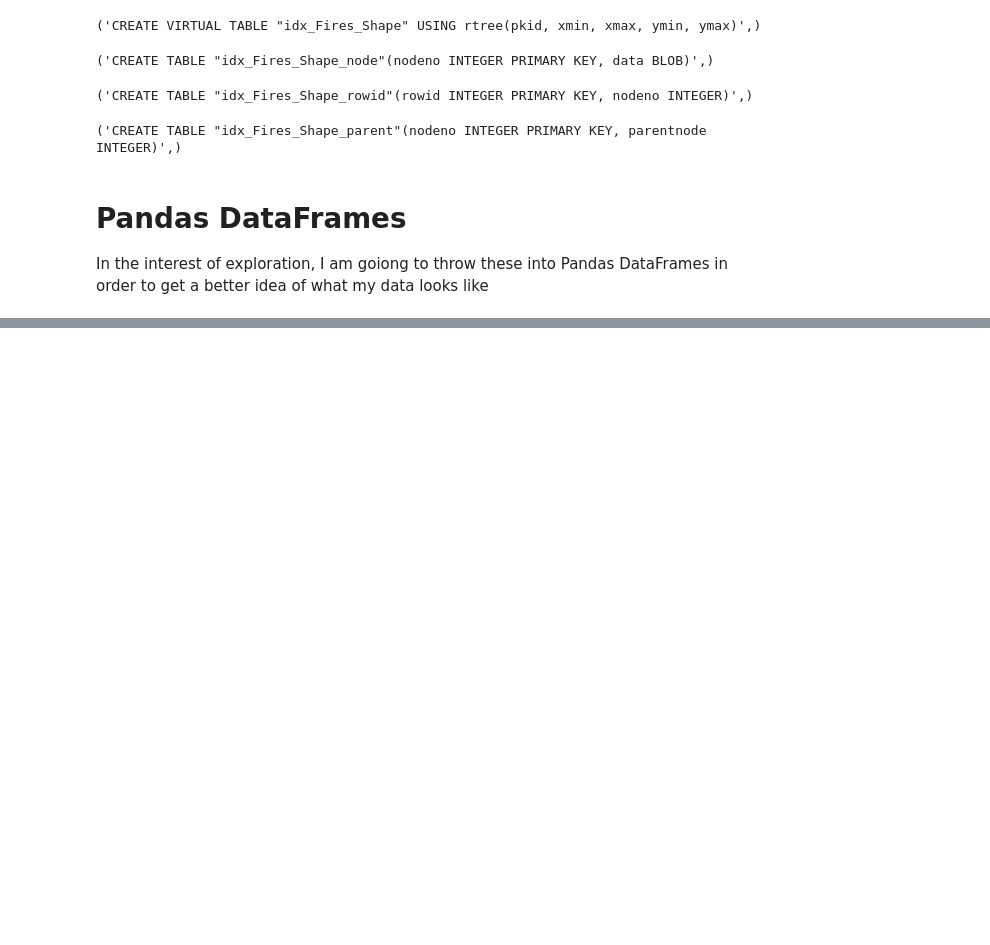
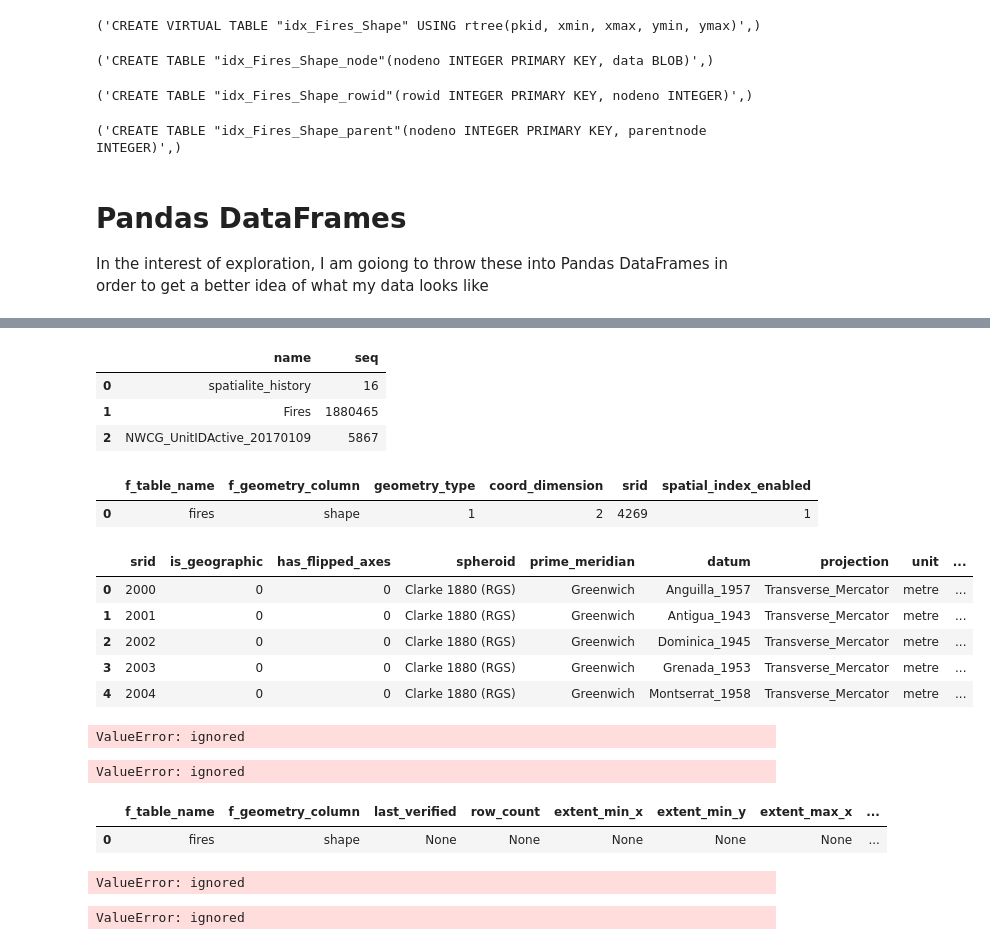
Before and after one commit to kjsampler/Wildfire-Data, a Jupyter notebook: WildFire_Data_Exploration_(Colab).ipynb, the cells around one changed output, grey strips where cells are left out. Drawn from its saved outputs; the diff is of its cells as text; code cells hidden in the pictures; blank space fills up the shorter version.

Commit message:
Create PD DataFrames

```diff
--- a/WildFire_Data_Exploration_(Colab).ipynb
+++ b/WildFire_Data_Exploration_(Colab).ipynb
@@ -351,0 +365,78 @@ spatial_ref_sys_df.head()
+# %%
+c.execute("""SELECT *
+               FROM sqlite_sequence;""")
+sqlite_sequence_df = pd.DataFrame(c.fetchall())
+sqlite_sequence_df.columns = [x[0] for x in c.description]
+sqlite_sequence_df.head()
+# %% [output]
+|  | name | seq |
+| 0 | spatialite_history | 16 |
+| 1 | Fires | 1880465 |
+| 2 | NWCG_UnitIDActive_20170109 | 5867 |
+# %%
+c.execute("""SELECT *
+               FROM geometry_columns;""")
+geometry_columns_df = pd.DataFrame(c.fetchall())
+geometry_columns_df.columns = [x[0] for x in c.description]
+geometry_columns_df.head()
+# %% [output]
+|  | f_table_name | f_geometry_column | geometry_type | coord_dimension | srid | spatial_index_enabled |
+| 0 | fires | shape | 1 | 2 | 4269 | 1 |
+# %%
+c.execute("""SELECT *
+               FROM spatial_ref_sys_aux;""")
+spatial_ref_sys_aux_df = pd.DataFrame(c.fetchall())
+spatial_ref_sys_aux_df.columns = [x[0] for x in c.description]
+spatial_ref_sys_aux_df.head()
+# %% [output]
+|  | srid | is_geographic | has_flipped_axes | spheroid | prime_meridian | datum | projection | unit | ... |
+| 0 | 2000 | 0 | 0 | Clarke 1880 (RGS) | Greenwich | Anguilla_1957 | Transverse_Mercator | metre | ... |
+| 1 | 2001 | 0 | 0 | Clarke 1880 (RGS) | Greenwich | Antigua_1943 | Transverse_Mercator | metre | ... |
+| 2 | 2002 | 0 | 0 | Clarke 1880 (RGS) | Greenwich | Dominica_1945 | Transverse_Mercator | metre | ... |
+| 3 | 2003 | 0 | 0 | Clarke 1880 (RGS) | Greenwich | Grenada_1953 | Transverse_Mercator | metre | ... |
+| 4 | 2004 | 0 | 0 | Clarke 1880 (RGS) | Greenwich | Montserrat_1958 | Transverse_Mercator | metre | ... |
+# %%
+c.execute("""SELECT *
+               FROM views_geometry_columns;""")
+views_geometry_columns_df = pd.DataFrame(c.fetchall())
+views_geometry_columns_df.columns = [x[0] for x in c.description]
+views_geometry_columns_df.head()
+#troubleshoot table
+# %% [output]
+ValueError: ignored
+# %%
+c.execute("""SELECT *
+               FROM virts_geometry_columns;""")
+virts_geometry_columns_df = pd.DataFrame(c.fetchall())
+virts_geometry_columns_df.columns = [x[0] for x in c.description]
+virts_geometry_columns_df.head()
+#troubleshoot
+# %% [output]
+ValueError: ignored
+# %%
+c.execute("""SELECT *
+               FROM geometry_columns_statistics;""")
+geometry_columns_stat_df = pd.DataFrame(c.fetchall())
+geometry_columns_stat_df.columns = [x[0] for x in c.description]
+geometry_columns_stat_df.head()
+# %% [output]
+|  | f_table_name | f_geometry_column | last_verified | row_count | extent_min_x | extent_min_y | extent_max_x | ... |
+| 0 | fires | shape | None | None | None | None | None | ... |
+# %%
+c.execute("""SELECT *
+               FROM views_geometry_columns_statistics;""")
+views_geometry_columns_stat_df = pd.DataFrame(c.fetchall())
+views_geometry_columns_stat_df.columns = [x[0] for x in c.description]
+views_geometry_columns_stat_df.head()
+#troubleshoot
+# %% [output]
+ValueError: ignored
+# %%
+c.execute("""SELECT *
+               FROM virts_geometry_columns_statistics;""")
+virts_geometry_columns_stats_df = pd.DataFrame(c.fetchall())
+virts_geometry_columns_df.columns = [x[0] for x in c.description]
+virts_geometry_columns_df.head()
+#troubleshoot
+# %% [output]
+ValueError: ignored
```
Also changed, not shown: parts of 8 cells of this notebook.
